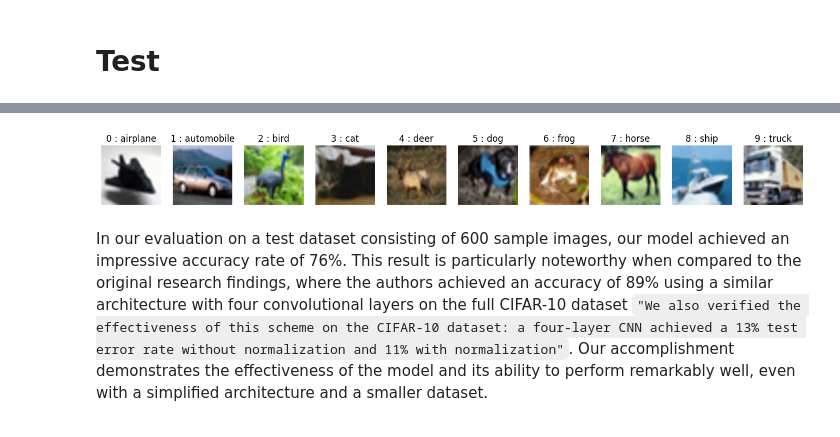
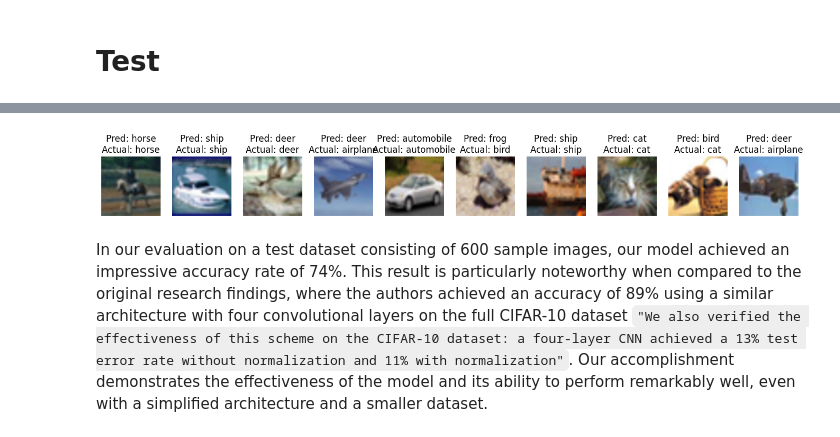
Before and after one commit to MountassirEl/artificial-intelligence, a Jupyter notebook: 3 - AlexNet (2012)/AlexNet.ipynb, the cells around one changed output, grey strips where cells are left out. Drawn from its saved outputs; the diff is of its cells as text; code cells hidden in the pictures.

Commit message:
added docstrings and output image

```diff
--- a/3 - AlexNet (2012)/AlexNet.ipynb
+++ b/3 - AlexNet (2012)/AlexNet.ipynb
@@ -467,18 +500,43 @@ Test Accuracy: 76.62%
-# %%
-import matplotlib.pyplot as plt
-import numpy as np
-
-fig, axes = plt.subplots(1, 10, figsize=(17, 3))
-for i in range(10):
-    img, label = train_dataset[i * num_train_samples_per_class]
-    img = np.transpose(img, (1, 2, 0))
-    axes[i].imshow(np.array(img))
-    axes[i].set_title(f"{label} : {LABEL_NAMES[label]}")
-    axes[i].axis('off')
-plt.savefig("./outputs/inference.png")
-plt.show()
-# %% [output]
-[figure, removed]
+# %%
+import random
+
+def plot_random_predictions(model, data_loader, label_names, device):
+    """
+    Plot random predictions for a given model.
+
+    Args:
+        model (nn.Module): The trained neural network model.
+        data_loader (DataLoader): DataLoader for the data.
+        label_names (list): List of label names.
+        device (torch.device): Device to perform computations on.
+
+    Returns:
+        None
+    """
+    model.eval()
+
+    # Get random samples from the data loader
+    random_samples = random.sample(range(len(data_loader.dataset)), 10)
+
+    fig, axes = plt.subplots(1, 10, figsize=(17, 3))
+    for i, idx in enumerate(random_samples):
+        img, label = data_loader.dataset[idx]
+        img = img.unsqueeze(0).to(device)
+        with torch.no_grad():
+            output = model(img)
+        _, predicted = torch.max(output, 1)
+
+        img = img.squeeze().cpu().numpy().transpose((1, 2, 0))
+        axes[i].imshow(img)
+        axes[i].set_title(f"Pred: {label_names[predicted.item()]}\nActual: {label_names[label]}")
+        axes[i].axis('off')
+
+    plt.savefig("./outputs/inference.png")
+    plt.show()
+
+plot_random_predictions(model, test_loader, LABEL_NAMES, device)
+# %% [output]
+[figure, added]
 # %% [markdown]
-In our evaluation on a test dataset consisting of 600 sample images, our model achieved an impressive accuracy rate of 76%. This result is particularly noteworthy when compared to the original research findings, where the authors achieved an accuracy of 89% using a similar architecture with four convolutional layers on the full CIFAR-10 dataset `"We also verified the effectiveness of this scheme on the CIFAR-10 dataset: a four-layer
+In our evaluation on a test dataset consisting of 600 sample images, our model achieved an impressive accuracy rate of 74%. This result is particularly noteworthy when compared to the original research findings, where the authors achieved an accuracy of 89% using a similar architecture with four convolutional layers on the full CIFAR-10 dataset `"We also verified the effectiveness of this scheme on the CIFAR-10 dataset: a four-layer
 CNN achieved a 13% test error rate without normalization and 11% with normalization"`. Our accomplishment demonstrates the effectiveness of the model and its ability to perform remarkably well, even with a simplified architecture and a smaller dataset.
```
Also changed, not shown: parts of 7 cells of this notebook, 1 other file.
